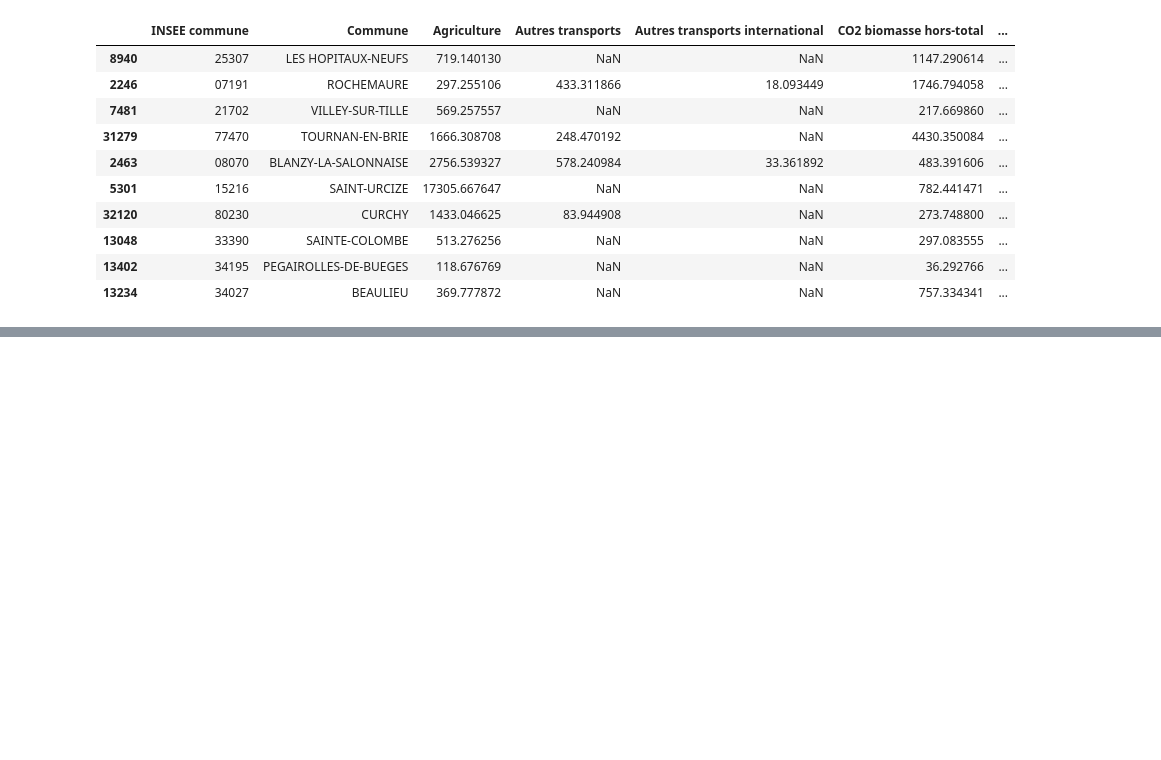
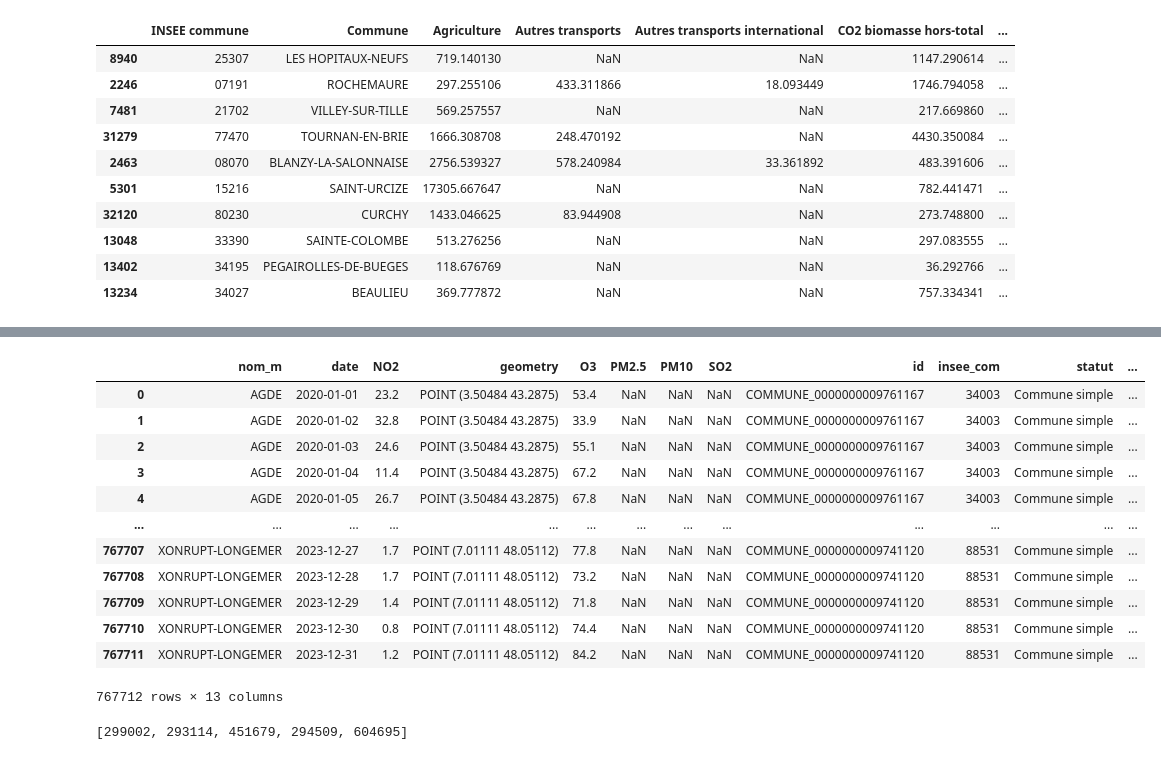
Before and after one commit to Antoine-Merienne/Projet-data-science-Mornand-Merienne, a Jupyter notebook: notebook_projet.ipynb, the cells around one changed output, grey strips where cells are left out. Drawn from its saved outputs; the diff is of its cells as text; code cells hidden in the pictures; blank space fills up the shorter version.

```diff
--- a/notebook_projet.ipynb
+++ b/notebook_projet.ipynb
@@ -564,3 +571,7 @@ for indice_polluant in range(5):
     geometries.append(result_simple[indice_polluant].groupby(['nom_m', 'Date de fin'])['geometry'].first().reset_index())
     # Fusionner pour réassocier la géométrie
     variable_gdf.append(gpd.GeoDataFrame(result_simple_agg[indice_polluant].merge(geometries[indice_polluant], on=['nom_m', 'Date de fin']), geometry='geometry', crs=result_simple[indice_polluant].crs))
+# %%
+for i in range(5):
+    variable_gdf[i].rename(columns = {'Date de fin' : 'date'}, inplace = True)
+variable_gdf[0]
@@ -713,0 +720,41 @@ df_interet[0]
+# %%
+
+
+all_variable_gdf1 = pd.merge(variable_gdf[0],variable_gdf[1], how='outer', on =['nom_m','date','geometry'], validate='1:1', suffixes = ('_NO2','_O3'))
+all_variable_gdf2 = pd.merge(variable_gdf[2],variable_gdf[3], how='outer', on =['nom_m','date','geometry'], validate='1:1', suffixes = ('_PM2.5','_PM10'))
+all_variable_gdf2 = pd.merge(all_variable_gdf2,variable_gdf[4], how='outer', on =['nom_m','date','geometry'], validate='1:1', suffixes = (False,'_SO2'))
+all_variable_gdf = pd.merge(all_variable_gdf1,all_variable_gdf2, how='outer', on =['nom_m','date','geometry'], validate='1:1', suffixes = (False,False))
+mapcom_simple = mapcom[['id', 'nom_m', 'insee_com', 'statut', 'population', 'insee_dep']]
+all_variable_gdf = pd.merge(all_variable_gdf, mapcom_simple, how = 'left', on = 'nom_m', validate = 'm:m',suffixes = (False,False))
+#df_interet = [pd.merge(variable_gdf[i],inventaire_ges, on =['nom_m'], how = 'left', validate = 'm:m') for i in range(5)]
+
+#df_interet[0]
+
+#Etape cosmétique pour faciliter la lisibilité
+all_variable_gdf.rename(columns = {
+    'valeur_NO2': 'NO2',
+    'valeur_O3': 'O3',
+    'valeur_PM2.5': 'PM2.5',
+    'valeur_PM10':'PM10',
+    'valeur' : 'SO2'}, inplace = True)
+
+all_variable_gdf
+# %% [output]
+|  | nom_m | date | NO2 | geometry | O3 | PM2.5 | PM10 | SO2 | id | insee_com | statut | ... |
+| 0 | AGDE | 2020-01-01 | 23.2 | POINT (3.50484 43.2875) | 53.4 | NaN | NaN | NaN | COMMUNE_0000000009761167 | 34003 | Commune simple | ... |
+| 1 | AGDE | 2020-01-02 | 32.8 | POINT (3.50484 43.2875) | 33.9 | NaN | NaN | NaN | COMMUNE_0000000009761167 | 34003 | Commune simple | ... |
+| 2 | AGDE | 2020-01-03 | 24.6 | POINT (3.50484 43.2875) | 55.1 | NaN | NaN | NaN | COMMUNE_0000000009761167 | 34003 | Commune simple | ... |
+| 3 | AGDE | 2020-01-04 | 11.4 | POINT (3.50484 43.2875) | 67.2 | NaN | NaN | NaN | COMMUNE_0000000009761167 | 34003 | Commune simple | ... |
+| 4 | AGDE | 2020-01-05 | 26.7 | POINT (3.50484 43.2875) | 67.8 | NaN | NaN | NaN | COMMUNE_0000000009761167 | 34003 | Commune simple | ... |
+| ... | ... | ... | ... | ... | ... | ... | ... | ... | ... | ... | ... | ... |
+| 767707 | XONRUPT-LONGEMER | 2023-12-27 | 1.7 | POINT (7.01111 48.05112) | 77.8 | NaN | NaN | NaN | COMMUNE_0000000009741120 | 88531 | Commune simple | ... |
+| 767708 | XONRUPT-LONGEMER | 2023-12-28 | 1.7 | POINT (7.01111 48.05112) | 73.2 | NaN | NaN | NaN | COMMUNE_0000000009741120 | 88531 | Commune simple | ... |
+| 767709 | XONRUPT-LONGEMER | 2023-12-29 | 1.4 | POINT (7.01111 48.05112) | 71.8 | NaN | NaN | NaN | COMMUNE_0000000009741120 | 88531 | Commune simple | ... |
+| 767710 | XONRUPT-LONGEMER | 2023-12-30 | 0.8 | POINT (7.01111 48.05112) | 74.4 | NaN | NaN | NaN | COMMUNE_0000000009741120 | 88531 | Commune simple | ... |
+| 767711 | XONRUPT-LONGEMER | 2023-12-31 | 1.2 | POINT (7.01111 48.05112) | 84.2 | NaN | NaN | NaN | COMMUNE_0000000009741120 | 88531 | Commune simple | ... |
+767712 rows × 13 columns
+# %%
+count_nas = [len(all_variable_gdf.loc[all_variable_gdf[variable].isna()].index) for variable in ['NO2','O3','PM2.5','PM10','SO2']]
+count_nas
+# %% [output]
+[299002, 293114, 451679, 294509, 604695]
```
Also changed, not shown: parts of 7 cells of this notebook.
